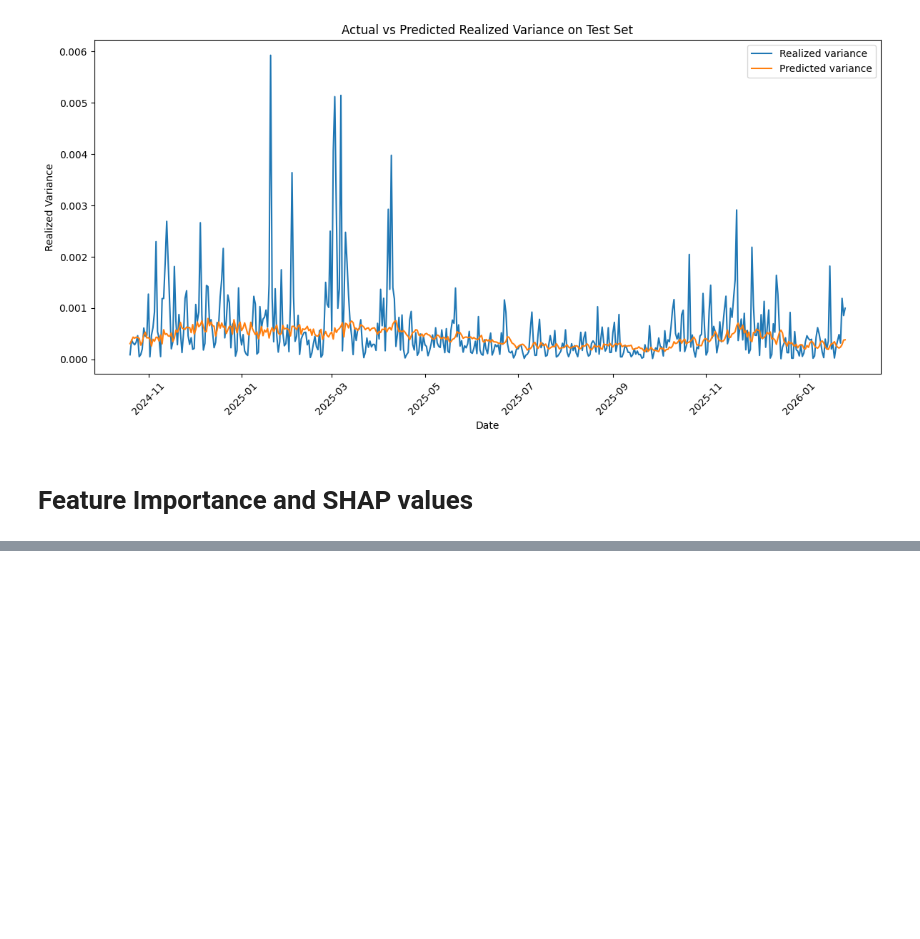
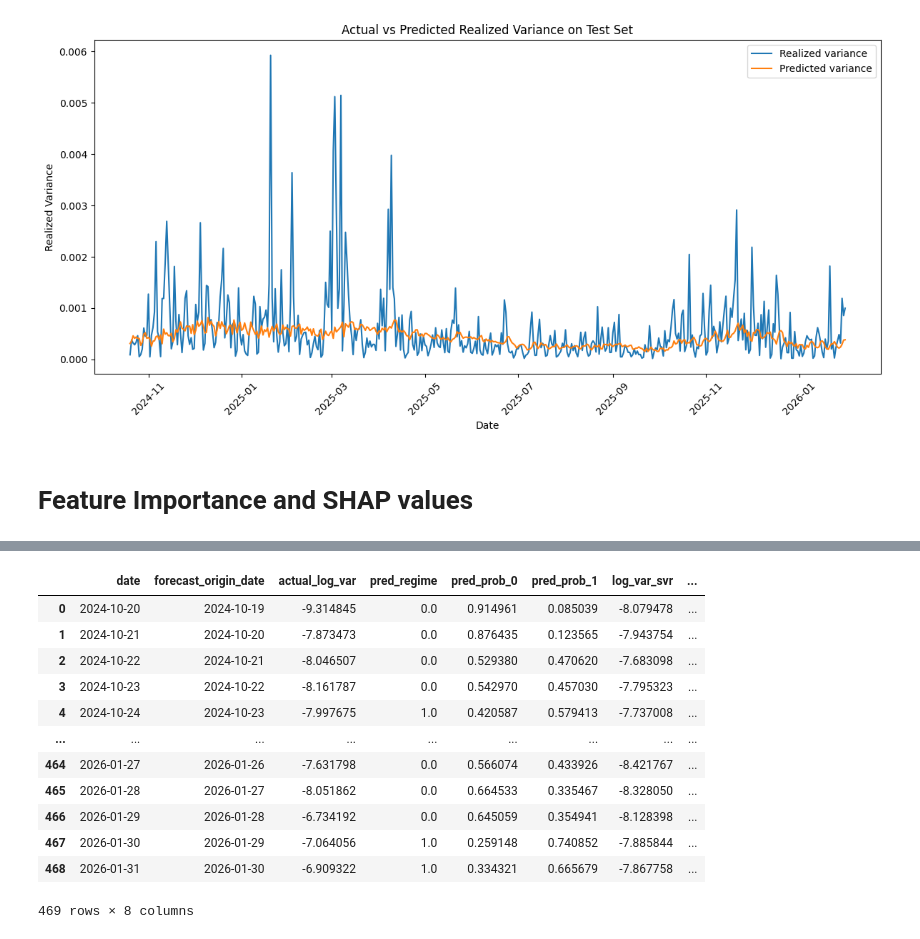
Before and after one commit to Therulow/DSE4211-GRP13, a Jupyter notebook: rf-regimeaware/rf-svr_update.ipynb, the cells around one changed output, grey strips where cells are left out. Saved outputs shown, nothing was run; the diff lists cells and outputs as text; code cells hidden in the pictures; blank space fills up the shorter version.

```diff
--- a/rf-regimeaware/rf-svr_update.ipynb
+++ b/rf-regimeaware/rf-svr_update.ipynb
@@ -859,0 +911,17 @@ test_rf.to_csv("results/test_rf_results.csv", index=False)
+# %%
+# Compare with test_rf's predicted probabilities, which aligns
+test_rf
+# %% [output]
+|  | date | forecast_origin_date | actual_log_var | pred_regime | pred_prob_0 | pred_prob_1 | log_var_svr | ... |
+| 0 | 2024-10-20 | 2024-10-19 | -9.314845 | 0.0 | 0.914961 | 0.085039 | -8.079478 | ... |
+| 1 | 2024-10-21 | 2024-10-20 | -7.873473 | 0.0 | 0.876435 | 0.123565 | -7.943754 | ... |
+| 2 | 2024-10-22 | 2024-10-21 | -8.046507 | 0.0 | 0.529380 | 0.470620 | -7.683098 | ... |
+| 3 | 2024-10-23 | 2024-10-22 | -8.161787 | 0.0 | 0.542970 | 0.457030 | -7.795323 | ... |
+| 4 | 2024-10-24 | 2024-10-23 | -7.997675 | 1.0 | 0.420587 | 0.579413 | -7.737008 | ... |
+| ... | ... | ... | ... | ... | ... | ... | ... | ... |
+| 464 | 2026-01-27 | 2026-01-26 | -7.631798 | 0.0 | 0.566074 | 0.433926 | -8.421767 | ... |
+| 465 | 2026-01-28 | 2026-01-27 | -8.051862 | 0.0 | 0.664533 | 0.335467 | -8.328050 | ... |
+| 466 | 2026-01-29 | 2026-01-28 | -6.734192 | 0.0 | 0.645059 | 0.354941 | -8.128398 | ... |
+| 467 | 2026-01-30 | 2026-01-29 | -7.064056 | 1.0 | 0.259148 | 0.740852 | -7.885844 | ... |
+| 468 | 2026-01-31 | 2026-01-30 | -6.909322 | 1.0 | 0.334321 | 0.665679 | -7.867758 | ... |
+469 rows × 8 columns
```
Also changed, not shown: parts of 16 cells of this notebook, 3 other files.
